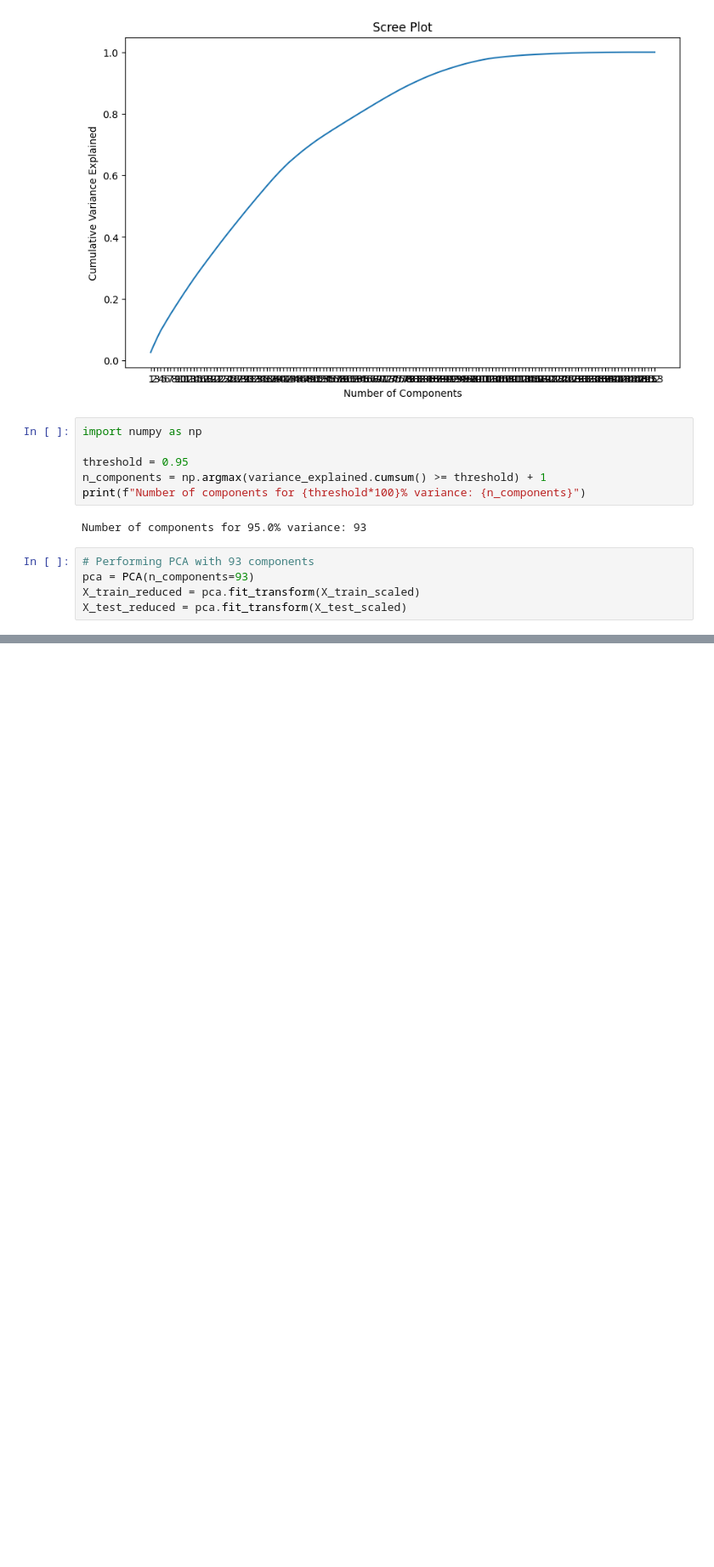
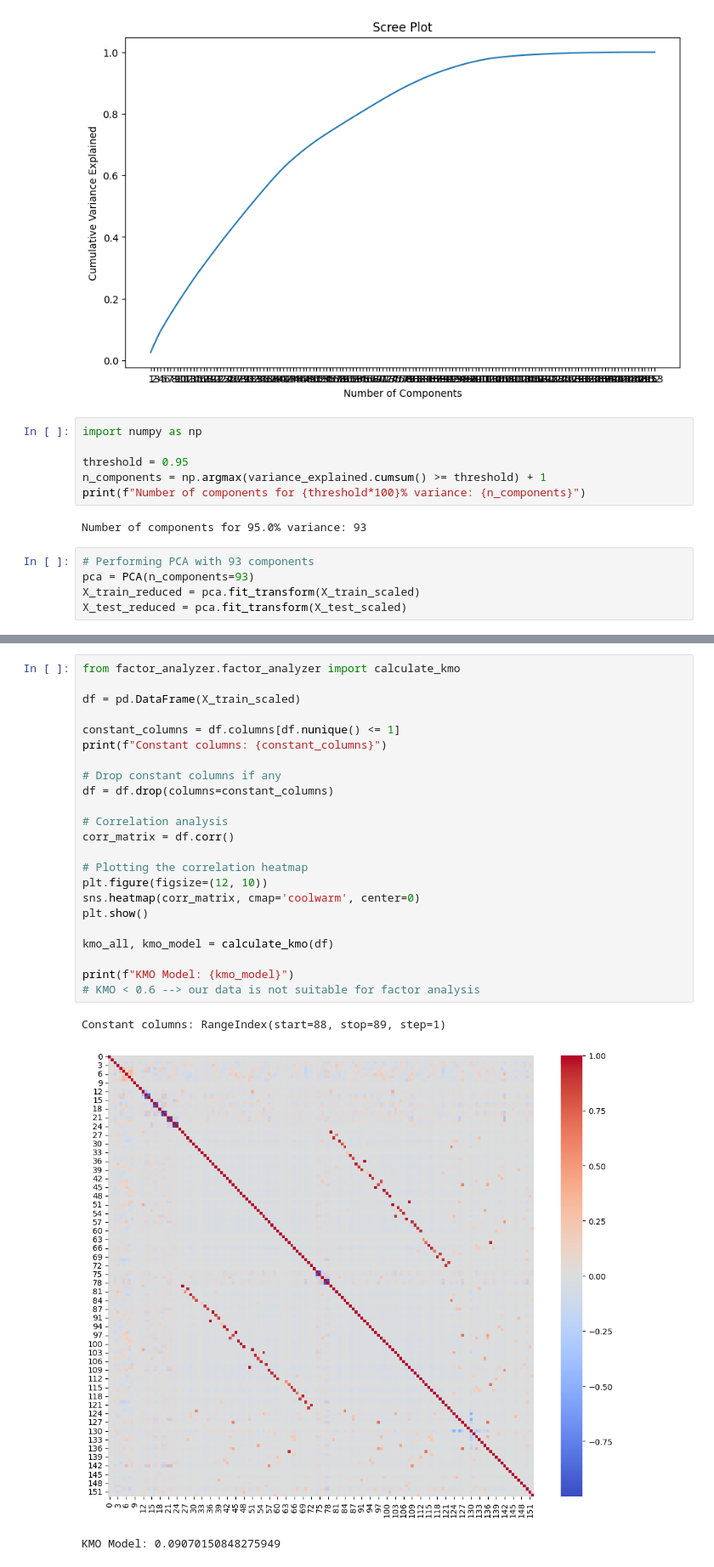
Before and after one commit to SU-IST707-SP26/group-project-bas-team, a Jupyter notebook: work/05-dimensionality-reduction-and-visualization.ipynb, the cells around one changed output, grey strips where cells are left out. Shown at 85% size. Drawn from its saved outputs; the diff is of its cells as text; blank space fills up the shorter version.

```diff
--- a/work/05-dimensionality-reduction-and-visualization.ipynb
+++ b/work/05-dimensionality-reduction-and-visualization.ipynb
@@ -226,0 +255,27 @@ X_test_reduced = pca.fit_transform(X_test_scaled)
+# %%
+from factor_analyzer.factor_analyzer import calculate_kmo
+
+df = pd.DataFrame(X_train_scaled)
+
+constant_columns = df.columns[df.nunique() <= 1]
+print(f"Constant columns: {constant_columns}")
+
+# Drop constant columns if any
+df = df.drop(columns=constant_columns)
+
+# Correlation analysis
+corr_matrix = df.corr()
+
+# Plotting the correlation heatmap
+plt.figure(figsize=(12, 10))
+sns.heatmap(corr_matrix, cmap='coolwarm', center=0)
+plt.show()
+
+kmo_all, kmo_model = calculate_kmo(df)
+
+print(f"KMO Model: {kmo_model}")
+# KMO < 0.6 --> our data is not suitable for factor analysis
+# %% [output]
+Constant columns: RangeIndex(start=88, stop=89, step=1)
+[figure, added]
+KMO Model: 0.09070150848275949
```
Also changed, not shown: parts of 11 cells of this notebook, 2 other files.
